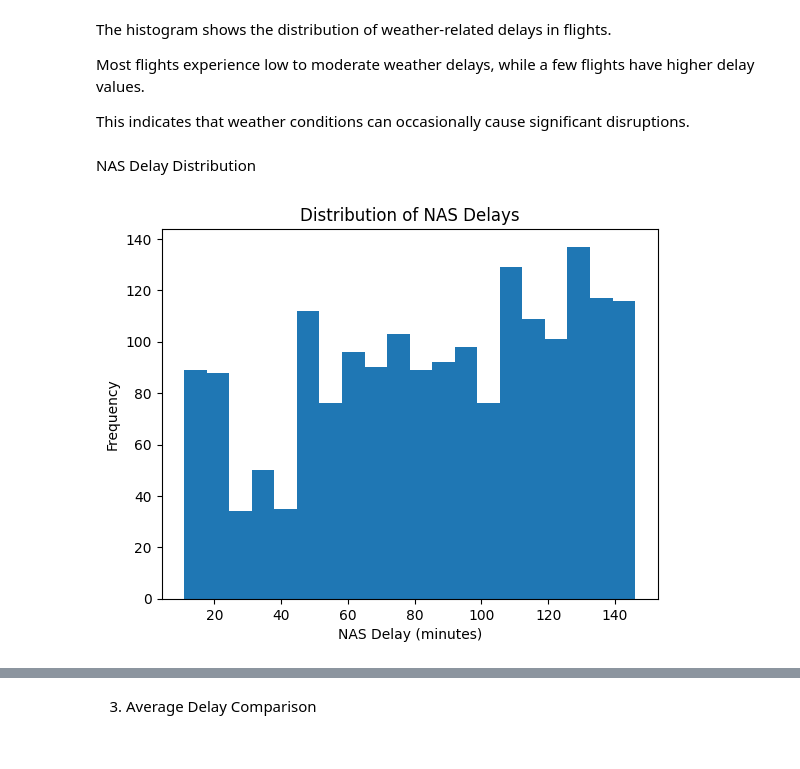
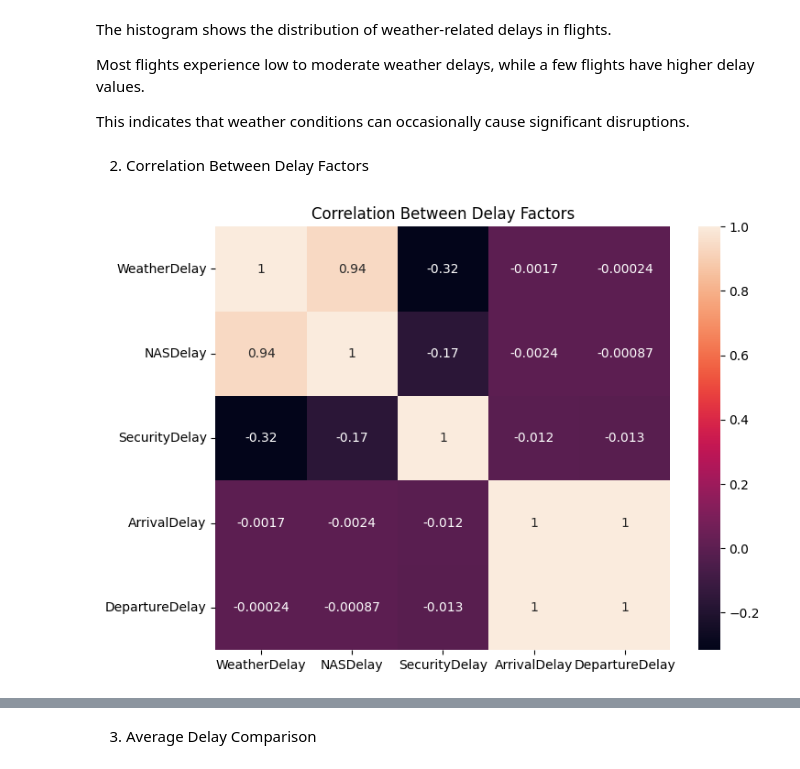
Before and after one commit to M-chandrika27/AirFly_Insights_DV, a Jupyter notebook: notebooks/Milestone1/milestone2.ipynb, the cells around one changed output, grey strips where cells are left out. Saved outputs shown, nothing was run; the diff lists cells and outputs as text; code cells hidden in the pictures.

```diff
--- a/notebooks/Milestone1/milestone2.ipynb
+++ b/notebooks/Milestone1/milestone2.ipynb
@@ -598,14 +579,12 @@ The histogram shows the distribution of weather-related delays in flights.
 Most flights experience low to moderate weather delays, while a few flights have higher delay values.
 
 This indicates that weather conditions can occasionally cause significant disruptions.
-# %% [markdown]
-NAS Delay Distribution
-# %%
-plt.figure()
-plt.hist(df['NASDelay'], bins=20)
-plt.xlabel("NAS Delay (minutes)")
-plt.ylabel("Frequency")
-plt.title("Distribution of NAS Delays")
-plt.show()
-# %% [output]
-[figure, removed]
+# %% [markdown]
+2. Correlation Between Delay Factors
+# %%
+plt.figure(figsize=(8,6))
+sns.heatmap(df[['WeatherDelay','NASDelay','SecurityDelay','ArrivalDelay','DepartureDelay']].corr(), annot=True)
+plt.title("Correlation Between Delay Factors")
+plt.show()
+# %% [output]
+[figure, added]
```
Also changed, not shown: parts of 24 cells of this notebook, 5 other files.
